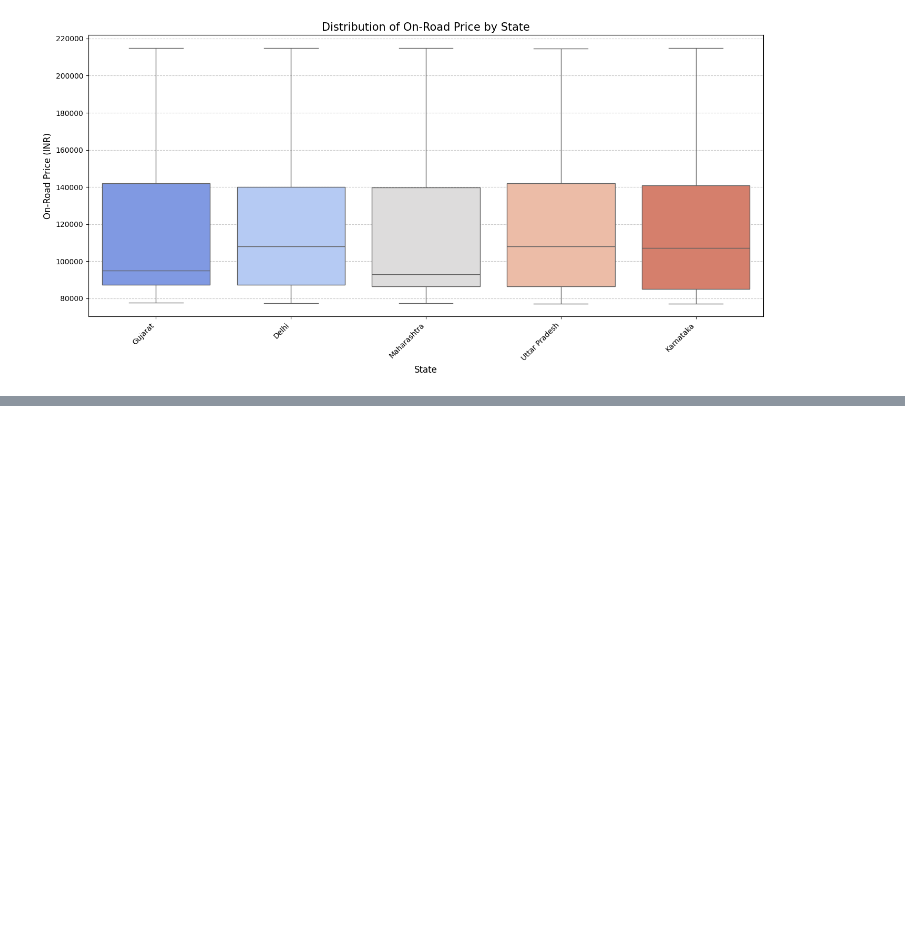
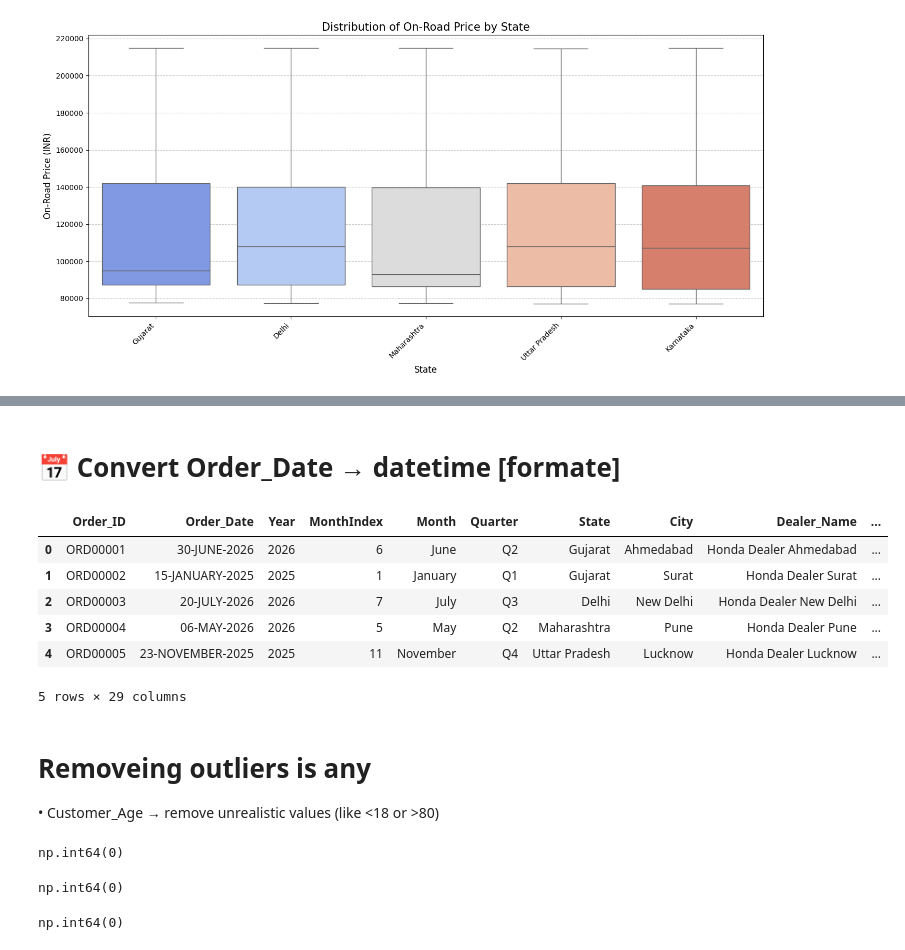
Before and after one commit to sameer-S-R-A/Project_matrix, a Jupyter notebook: honda_sales_EDA.ipynb, the cells around one changed output, grey strips where cells are left out. Drawn from its saved outputs; the diff is of its cells as text; code cells hidden in the pictures; blank space fills up the shorter version.

```diff
--- a/honda_sales_EDA.ipynb
+++ b/honda_sales_EDA.ipynb
@@ -753,0 +756,3 @@ plt.show()
+# %%
+df['Profit_Percent'] = ((df['Gross_Profit'] / df['Cost_Price']) * 100).round(2).astype(str) + '%'
+df.head()
@@ -753,0 +767,2 @@ plt.show()
+# %% [markdown]
+# 📅 Convert Order_Date → datetime [formate]
@@ -753,0 +780,13 @@ plt.show()
+# %%
+df.head()
+# %% [output]
+|  | Order_ID | Order_Date | Year | MonthIndex | Month | Quarter | State | City | Dealer_Name | ... |
+| 0 | ORD00001 | 30-JUNE-2026 | 2026 | 6 | June | Q2 | Gujarat | Ahmedabad | Honda Dealer Ahmedabad | ... |
+| 1 | ORD00002 | 15-JANUARY-2025 | 2025 | 1 | January | Q1 | Gujarat | Surat | Honda Dealer Surat | ... |
+| 2 | ORD00003 | 20-JULY-2026 | 2026 | 7 | July | Q3 | Delhi | New Delhi | Honda Dealer New Delhi | ... |
+| 3 | ORD00004 | 06-MAY-2026 | 2026 | 5 | May | Q2 | Maharashtra | Pune | Honda Dealer Pune | ... |
+| 4 | ORD00005 | 23-NOVEMBER-2025 | 2025 | 11 | November | Q4 | Uttar Pradesh | Lucknow | Honda Dealer Lucknow | ... |
+5 rows × 29 columns
+# %% [markdown]
+# Removeing outliers is any
+•	Customer_Age → remove unrealistic values (like <18 or >80)
@@ -753,0 +799,15 @@ plt.show()
+# %%
+df[(df['Customer_Age'] <= 18) | (df['Customer_Age'] >= 80)]['Customer_Age'].count()
+# checking unrealistic Coustomer_Age
+# %% [output]
+np.int64(0)
+# %%
+df[(df['Customer_Age'] <= 18) | (df['Customer_Age'] >= 80)]['Customer_Age'].count()
+# checking unrealistic Coustomer_Age
+# %% [output]
+np.int64(0)
+# %%
+df[(df['Customer_Age'] <= 18) | (df['Customer_Age'] >= 80)]['Customer_Age'].count()
+# checking unrealistic Coustomer_Age
+# %% [output]
+np.int64(0)
```
Also changed, not shown: parts of 14 cells of this notebook.
